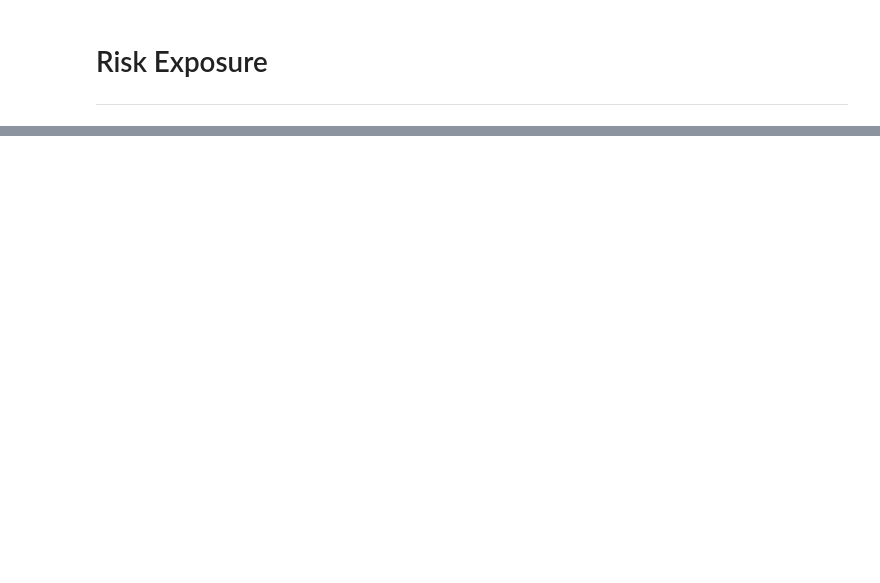
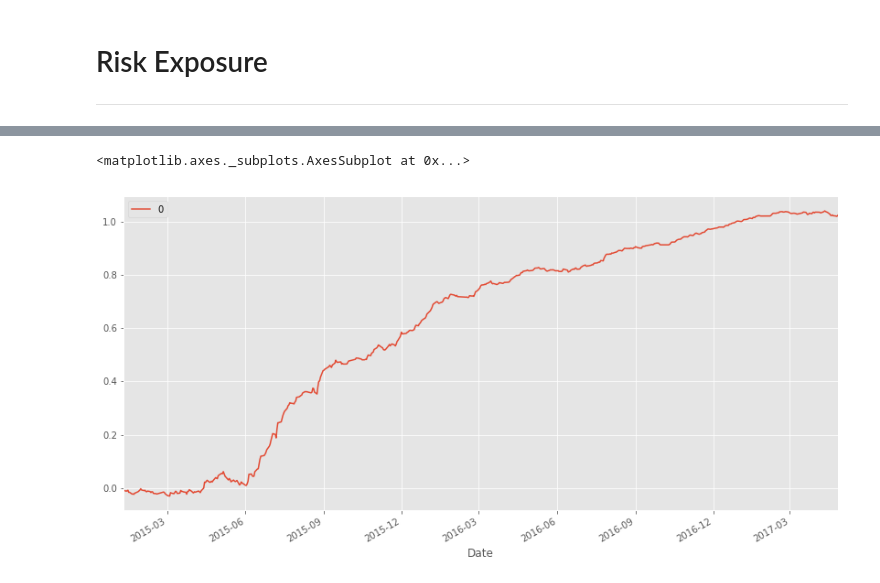
Before and after one commit to alpha-miner/alpha-mind, a Jupyter notebook: notebooks/factor analysis.ipynb, the cells around one changed output, grey strips where cells are left out. Drawn from its saved outputs; the diff is of its cells as text; code cells hidden in the pictures; blank space fills up the shorter version.

```diff
--- a/notebooks/factor analysis.ipynb
+++ b/notebooks/factor analysis.ipynb
@@ -137,0 +252,18 @@ plt.legend(loc='upper center', ncol=len(top_sources[1:]) // 3)
+# %%
+hist_data.dropna(inplace=True)
+# %%
+excess_return = (hist_data.d1ret - hist_data.d1ret_b).values
+raw_returns = hist_data.d1ret.values
+groups = hist_data.Date.values.astype(int)
+# %%
+to_explain = hist_data.Alpha_Trading.values * excess_return
+to_explain.shape = -1, 1
+depends_pos = hist_data[risk_facto_cols].values
+depends = depends_pos * excess_return.reshape((-1, 1))
+# %%
+ret_series = pd.DataFrame(to_explain).groupby(hist_data.Date).sum()
+# %%
+ret_series.cumsum().plot(figsize=(14, 7))
+# %% [output]
+<matplotlib.axes._subplots.AxesSubplot at 0x...>
+[figure, added]
```
Also changed, not shown: parts of 45 cells of this notebook, 8 other files.
